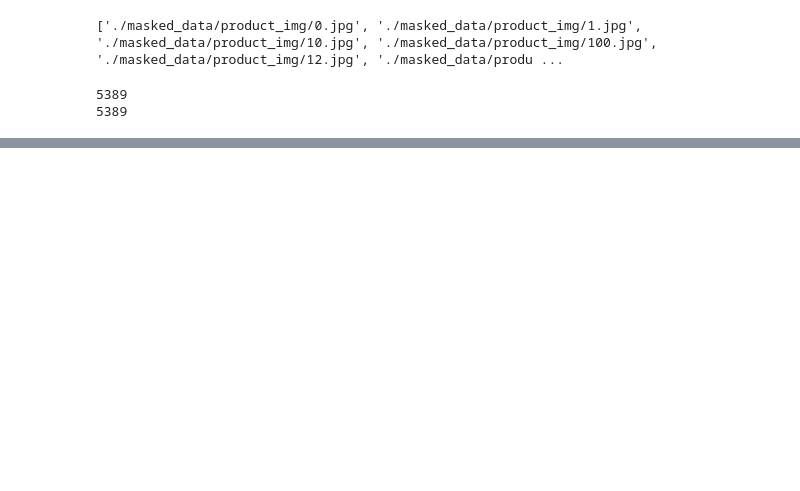
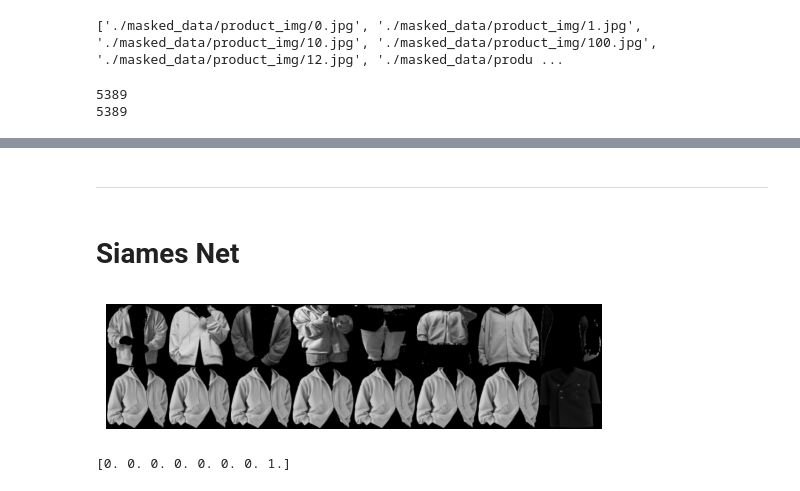
Before and after one commit to taemin-steve/Siamese_Net, a Jupyter notebook: make_dataFrame.ipynb, the cells around one changed output, grey strips where cells are left out. Drawn from its saved outputs; the diff is of its cells as text; code cells hidden in the pictures; blank space fills up the shorter version.

```diff
--- a/make_dataFrame.ipynb
+++ b/make_dataFrame.ipynb
@@ -58 +80,20 @@ df
 5389 rows × 3 columns
+# %% [markdown]
+---
+# %% [markdown]
+# Siames Net
+# %%
+# Creating some helper functions
+def imshow(img, text=None):
+    npimg = img.numpy()
+    plt.axis("off")
+    if text:
+        plt.text(75, 8, text, style='italic',fontweight='bold',
+            bbox={'facecolor':'white', 'alpha':0.8, 'pad':10})
+
+    plt.imshow(np.transpose(npimg, (1, 2, 0)))
+    plt.show()
+
+def show_plot(iteration,loss):
+    plt.plot(iteration,loss)
+    plt.show()
@@ -58,0 +127,29 @@ df
+# %%
+# Resize the images and transform to tensors
+transformation = transforms.Compose([transforms.Resize((100,100)),
+                                     transforms.ToTensor()
+                                    ])
+
+# Initialize the network
+siamese_dataset = SiameseNetworkDataset(df["review_img_path"].values,
+                                        df["product_img_path"].values,
+                                        df["label"].values,
+                                        transform=transformation)
+# %%
+vis_dataloader = DataLoader(siamese_dataset,
+                        shuffle=False,
+                        num_workers=0,
+                        batch_size=8)
+
+# Extract one batch
+example_batch = next(iter(vis_dataloader))
+
+# Example batch is a list containing 2x8 images, indexes 0 and 1, an also the label
+# If the label is 1, it means that it is not the same person, label is 0, same person in both images
+concatenated = torch.cat((example_batch[0], example_batch[1]),0)
+
+imshow(torchvision.utils.make_grid(concatenated))
+print(example_batch[2].numpy().reshape(-1))
+# %% [output]
+[figure, added]
+[0. 0. 0. 0. 0. 0. 0. 1.]
```
Also changed, not shown: parts of 11 cells of this notebook, 1 other file.
